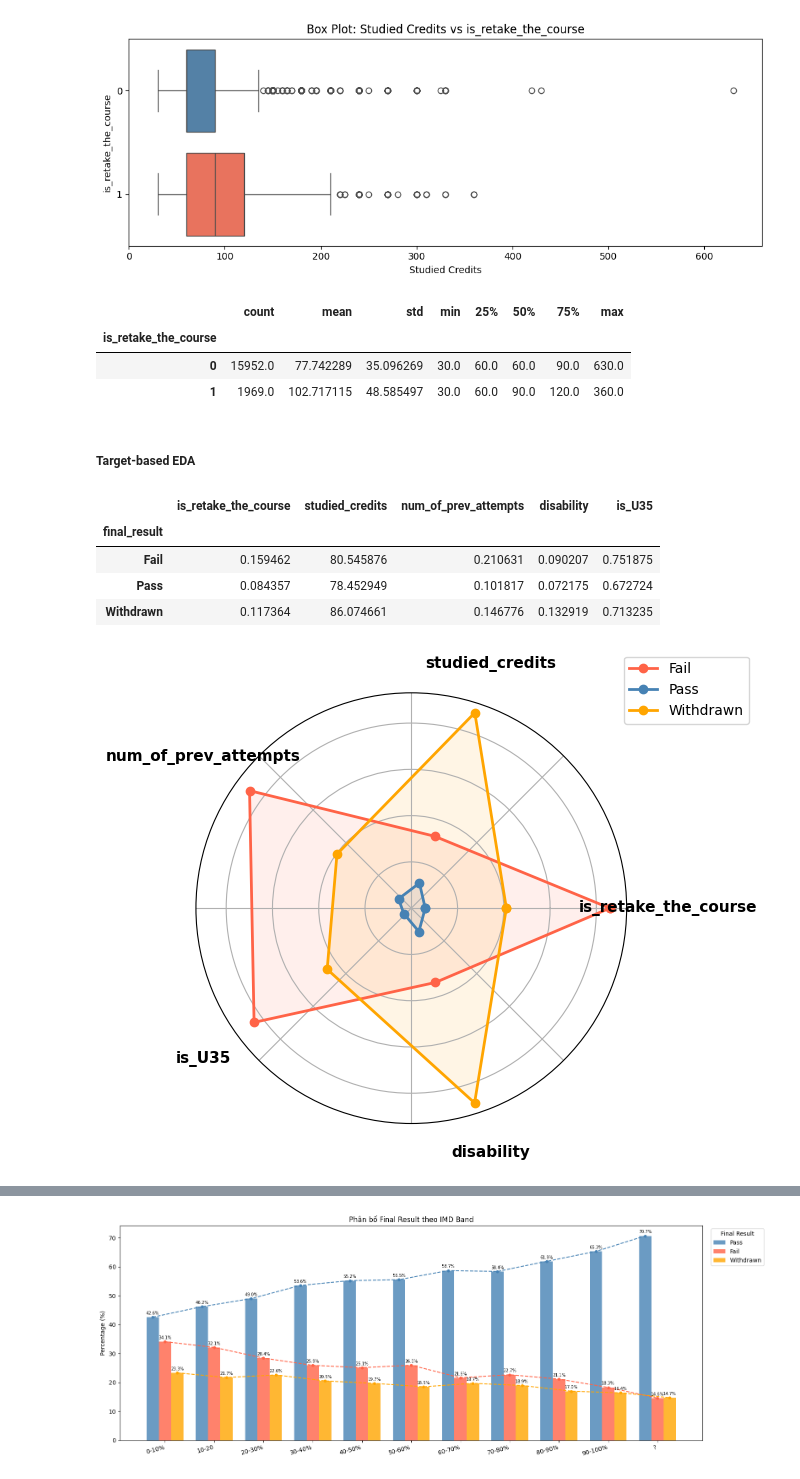
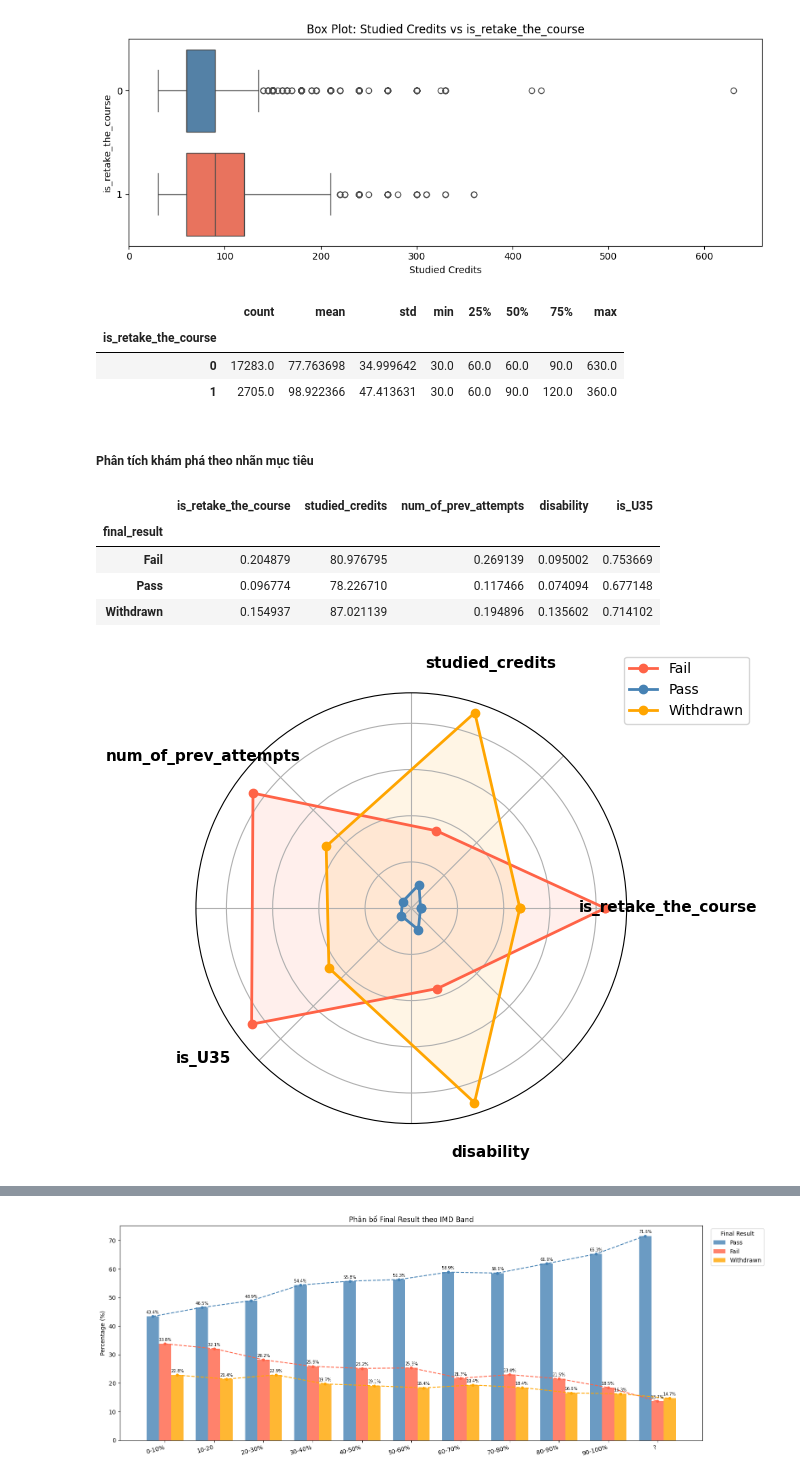
Before and after one commit to thiennguyen37-qn/early-academic-risk-warning, a Jupyter notebook: notebooks/EDA.ipynb, the cells around one changed output, grey strips where cells are left out. Cells and saved outputs as stored; diff of their text form; code cells hidden in the pictures.

```diff
--- a/notebooks/EDA.ipynb
+++ b/notebooks/EDA.ipynb
@@ -516,3 +498,12 @@ Tỉ lệ missing value ở cột imd_band: 4.20%
 # %%
-static_cols = ['id_student'] + STATIC_FEATURES + ['final_result']
-unique_students = train[static_cols].drop_duplicates(subset='id_student')
+unique_students = (
+    train[["id_student"] + DEMOGRAPHIC_COLS]
+    .drop_duplicates(subset="id_student")
+    .reset_index(drop=True)
+)
+
+student_academic_profile = (
+    train[["id_student", "code_module", "code_presentation"] + BEHAVIORAL_STATIC_COLS + ["final_result"]]
+    .drop_duplicates()
+    .reset_index(drop=True)
+)
@@ -778,5 +798,5 @@ plt.show()
 # %%
-unique_students['is_retake_the_course'] = unique_students['num_of_prev_attempts'].apply(
+student_academic_profile['is_retake_the_course'] = student_academic_profile['num_of_prev_attempts'].apply(
     lambda x: 1 if x > 0 else x
 )
 # %%
@@ -832,26 +856,28 @@ plt.show()
 # %% [output]
 [figure]
 # %%
-unique_students.groupby('is_retake_the_course')['studied_credits'].describe()
+student_academic_profile.groupby('is_retake_the_course')['studied_credits'].describe()
 # %% [output]
 |  | count | mean | std | min | 25% | 50% | 75% | max |
 | is_retake_the_course |  |  |  |  |  |  |  |  |
-| 0 | 15952.0 | 77.742289 | 35.096269 | 30.0 | 60.0 | 60.0 | 90.0 | 630.0 |
-| 1 | 1969.0 | 102.717115 | 48.585497 | 30.0 | 60.0 | 90.0 | 120.0 | 360.0 |
+| 0 | 17283.0 | 77.763698 | 34.999642 | 30.0 | 60.0 | 60.0 | 90.0 | 630.0 |
+| 1 | 2705.0 | 98.922366 | 47.413631 | 30.0 | 60.0 | 90.0 | 120.0 | 360.0 |
 # %% [markdown]
-##### **Target-based EDA**
+##### **Phân tích khám phá theo nhãn mục tiêu**
 # %%
 unique_students['disability'] = unique_students['disability'].apply(lambda x: 1 if x == 'Y' else 0)
 unique_students['is_U35'] = unique_students['age_band'].apply(lambda x: 1 if x == '0-35' else 0)
 # %%
-unique_students.groupby('final_result')[['is_retake_the_course', 'studied_credits', 'num_of_prev_attempts',
-                                         'disability', 'is_U35']].mean()
+analysis_df = student_academic_profile.merge(unique_students, on='id_student')
+
+analysis_df.groupby('final_result')[['is_retake_the_course', 'studied_credits', 'num_of_prev_attempts',
+                                       'disability', 'is_U35']].mean()
 # %% [output]
 |  | is_retake_the_course | studied_credits | num_of_prev_attempts | disability | is_U35 |
 | final_result |  |  |  |  |  |
-| Fail | 0.159462 | 80.545876 | 0.210631 | 0.090207 | 0.751875 |
-| Pass | 0.084357 | 78.452949 | 0.101817 | 0.072175 | 0.672724 |
-| Withdrawn | 0.117364 | 86.074661 | 0.146776 | 0.132919 | 0.713235 |
+| Fail | 0.204879 | 80.976795 | 0.269139 | 0.095002 | 0.753669 |
+| Pass | 0.096774 | 78.226710 | 0.117466 | 0.074094 | 0.677148 |
+| Withdrawn | 0.154937 | 87.021139 | 0.194896 | 0.135602 | 0.714102 |
 # %%
 def plot_radar(df, categories, group_col, groups=None, colors=None):
     if groups is None:
@@ -875,35 +901,35 @@ def plot_radar(df, categories, group_col, groups=None, colors=None):
 
     N = len(categories)
     angles = [n / float(N) * 2 * np.pi for n in range(N)]
     angles += angles[:1]
 
     fig, ax = plt.subplots(figsize=(7, 7), subplot_kw=dict(polar=True))
 
     for group, color in zip(groups, colors):
         values = data_norm.loc[group].tolist()
         values += values[:1]
         ax.plot(angles, values, 'o-', linewidth=2, label=group, color=color)
         ax.fill(angles, values, alpha=0.1, color=color)
 
     ax.set_xticklabels([])
     for angle, label in zip(angles[:-1], categories):
         ax.text(angle, max_val * 1.25, label,
                 ha='center', va='center', fontsize=11, fontweight='bold')
 
     ax.set_yticklabels([])
     ax.legend(loc='upper right', bbox_to_anchor=(1.3, 1.1))
     plt.tight_layout()
     plt.show()
 
 plot_radar(
-    df=unique_students,
+    df=analysis_df,
     categories=['is_retake_the_course', 'studied_credits', 'num_of_prev_attempts', 'is_U35', 'disability'],
     group_col='final_result',
     groups=['Fail', 'Pass', 'Withdrawn'],
     colors=['tomato', 'steelblue', 'orange']
 )
 # %% [output]
-[figure, old version]
+[figure, new version]
 # %%
 edu_order = [
     'No Formal quals',
```
Also changed, not shown: parts of 38 cells of this notebook, 1 other file.
